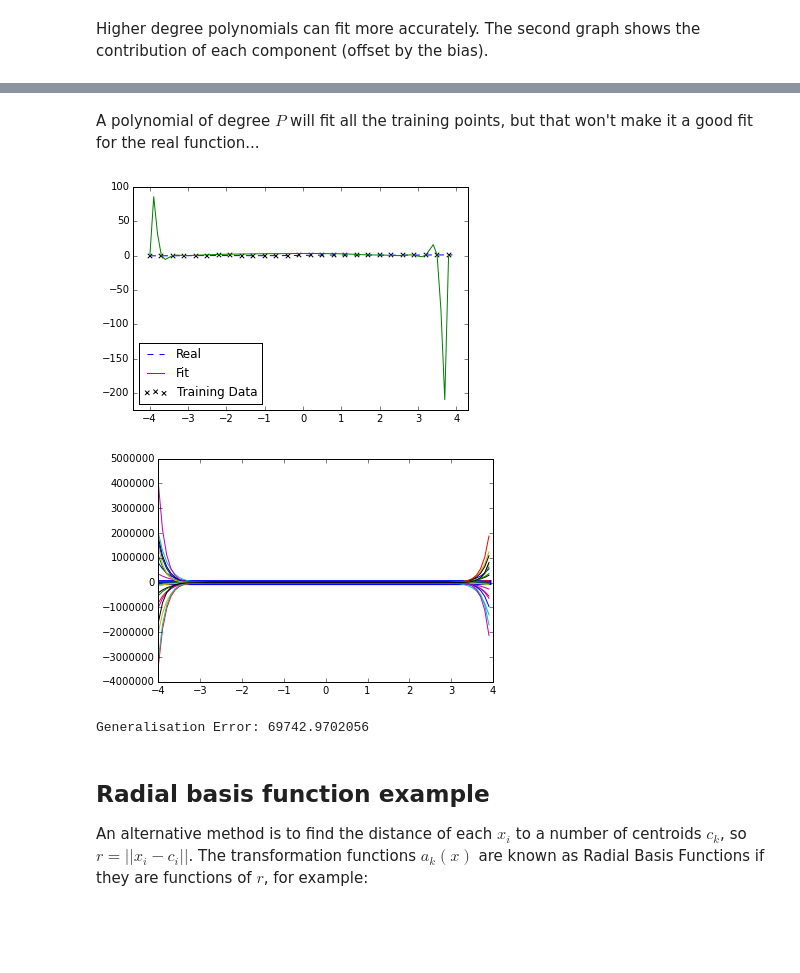
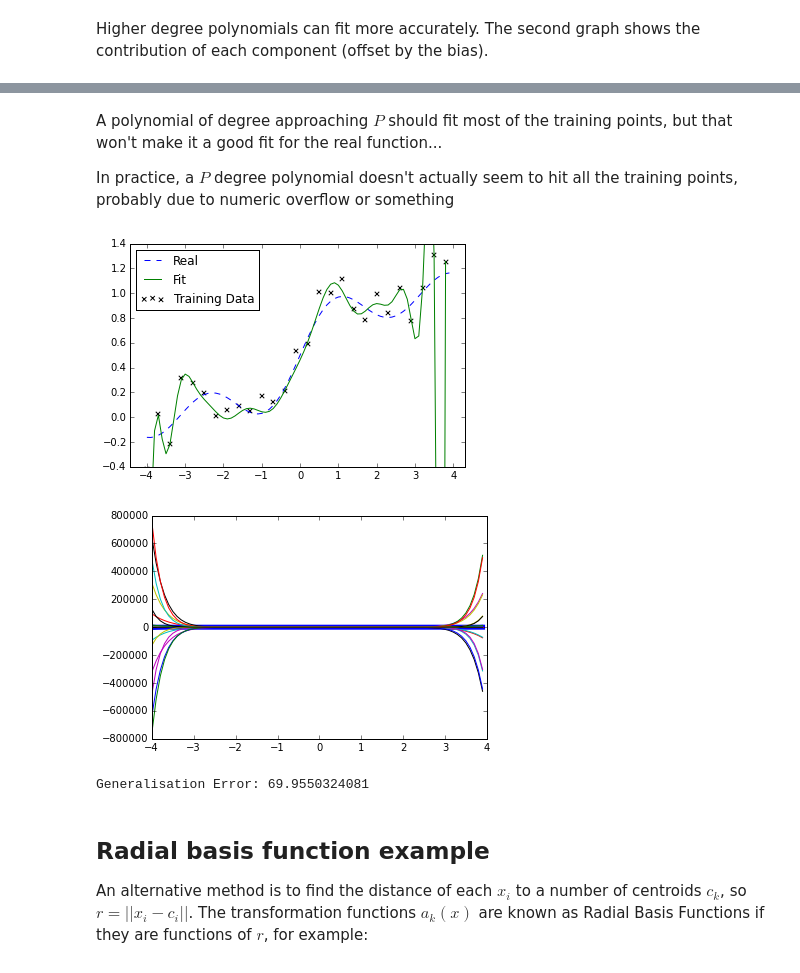
Before and after one commit to Spacerat/Jupyter-Notebooks, a Jupyter notebook: Machine Learning Notes/Regression-Generalisation-Regularisation.ipynb, the cells around one changed output, grey strips where cells are left out. Cells and saved outputs as stored; diff of their text form; code cells hidden in the pictures; blank space fills up the shorter version.

Commit message:
Nicer plots for regression stuff

```diff
--- a/Machine Learning Notes/Regression-Generalisation-Regularisation.ipynb
+++ b/Machine Learning Notes/Regression-Generalisation-Regularisation.ipynb
@@ -87,6 +87,7 @@ class LeastSquaresFitter(object):
         plt.plot(fx[:-1], self.predict(fx[:-1]))
         plt.axis('tight')
         plt.legend(['Real', 'Fit','Training Data'], loc='best')
+        plt.ylim((-0.4, 1.4))
         plt.show()
 
 
@@ -182,17 +183,19 @@ Generalisation Error: 0.00819453262359
 # %% [markdown]
-A polynomial of degree $P$ will fit all the training points, but that won't make it a good fit for the real function...
+A polynomial of degree approaching $P$ should fit most of the training points, but that won't make it a good fit for the real function...
+
+In practice, a $P$ degree polynomial doesn't actually seem to hit all the training points, probably due to numeric overflow or something
 # %%
 # Define a polynomial fitter
-poly = Poly(len(x))
+poly = Poly(20)
 # Solve with least squares
 poly.fit(x, y)
 # Plot the fit, and the components
 poly.plot_eval(x, y, fx, f)
 poly.print_err(fx, f(fx))
 # %% [output]
-[figure, old version]
+[figure, new version]
-[figure, old version]
+[figure, new version]
-Generalisation Error: 69742.9702056
+Generalisation Error: 69.9550324081
 # %% [markdown]
 ## Radial basis function example
 An alternative method is to find the distance of each $x_i$ to a number of centroids $c_k$, so $r = ||x_i - c_i||$. The transformation functions $a_k(x)$ are known as Radial Basis Functions if they are functions of $r$, for example:
```
Also changed, not shown: parts of 3 cells of this notebook.
